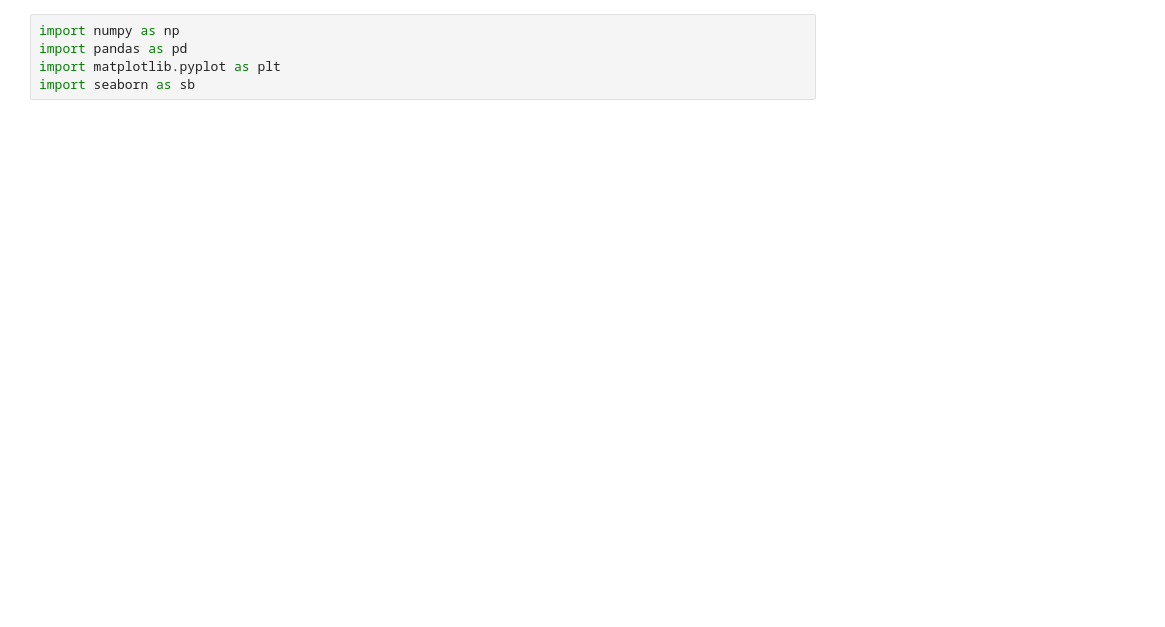
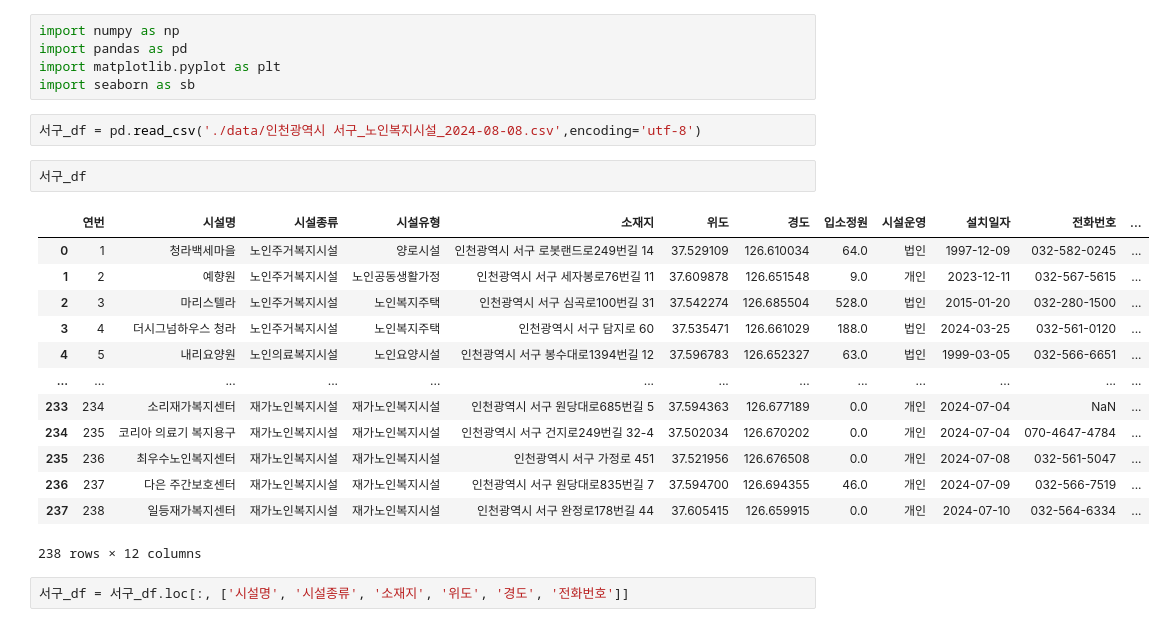
Before and after one commit to Vantish/Incheon_Senior_Welfare_Facility, a Jupyter notebook: 노인복지시설_데이터가공.ipynb, the cells around one changed output. Cells and saved outputs as stored; diff of their text form; blank space fills up the shorter version.

Commit message:
인천광역시_노인복지시설 위치기반 추천 앱 V.01

```diff
--- a/노인복지시설_데이터가공.ipynb
+++ b/노인복지시설_데이터가공.ipynb
@@ -3,3 +3,23 @@ import numpy as np
 import pandas as pd
 import matplotlib.pyplot as plt
 import seaborn as sb
+# %%
+서구_df = pd.read_csv('./data/인천광역시 서구_노인복지시설_2024-08-08.csv',encoding='utf-8')
+# %%
+서구_df
+# %% [output]
+|  | 연번 | 시설명 | 시설종류 | 시설유형 | 소재지 | 위도 | 경도 | 입소정원 | 시설운영 | 설치일자 | 전화번호 | ... |
+| 0 | 1 | 청라백세마을 | 노인주거복지시설 | 양로시설 | 인천광역시 서구 로봇랜드로249번길 14 | 37.529109 | 126.610034 | 64.0 | 법인 | 1997-12-09 | 032-582-0245 | ... |
+| 1 | 2 | 예향원 | 노인주거복지시설 | 노인공동생활가정 | 인천광역시 서구 세자봉로76번길 11 | 37.609878 | 126.651548 | 9.0 | 개인 | 2023-12-11 | 032-567-5615 | ... |
+| 2 | 3 | 마리스텔라 | 노인주거복지시설 | 노인복지주택 | 인천광역시 서구 심곡로100번길 31 | 37.542274 | 126.685504 | 528.0 | 법인 | 2015-01-20 | 032-280-1500 | ... |
+| 3 | 4 | 더시그넘하우스 청라 | 노인주거복지시설 | 노인복지주택 | 인천광역시 서구 담지로 60 | 37.535471 | 126.661029 | 188.0 | 법인 | 2024-03-25 | 032-561-0120 | ... |
+| 4 | 5 | 내리요양원 | 노인의료복지시설 | 노인요양시설 | 인천광역시 서구 봉수대로1394번길 12 | 37.596783 | 126.652327 | 63.0 | 법인 | 1999-03-05 | 032-566-6651 | ... |
+| ... | ... | ... | ... | ... | ... | ... | ... | ... | ... | ... | ... | ... |
+| 233 | 234 | 소리재가복지센터 | 재가노인복지시설 | 재가노인복지시설 | 인천광역시 서구 원당대로685번길 5 | 37.594363 | 126.677189 | 0.0 | 개인 | 2024-07-04 | NaN | ... |
+| 234 | 235 | 코리아 의료기 복지용구 | 재가노인복지시설 | 재가노인복지시설 | 인천광역시 서구 건지로249번길 32-4 | 37.502034 | 126.670202 | 0.0 | 개인 | 2024-07-04 | 070-4647-4784 | ... |
+| 235 | 236 | 최우수노인복지센터 | 재가노인복지시설 | 재가노인복지시설 | 인천광역시 서구 가정로 451 | 37.521956 | 126.676508 | 0.0 | 개인 | 2024-07-08 | 032-561-5047 | ... |
+| 236 | 237 | 다은 주간보호센터 | 재가노인복지시설 | 재가노인복지시설 | 인천광역시 서구 원당대로835번길 7 | 37.594700 | 126.694355 | 46.0 | 개인 | 2024-07-09 | 032-566-7519 | ... |
+| 237 | 238 | 일등재가복지센터 | 재가노인복지시설 | 재가노인복지시설 | 인천광역시 서구 완정로178번길 44 | 37.605415 | 126.659915 | 0.0 | 개인 | 2024-07-10 | 032-564-6334 | ... |
+238 rows × 12 columns
+# %%
+서구_df = 서구_df.loc[:, ['시설명', '시설종류', '소재지', '위도', '경도', '전화번호']]
```
Also changed, not shown: parts of 69 cells of this notebook, 5 other files.
